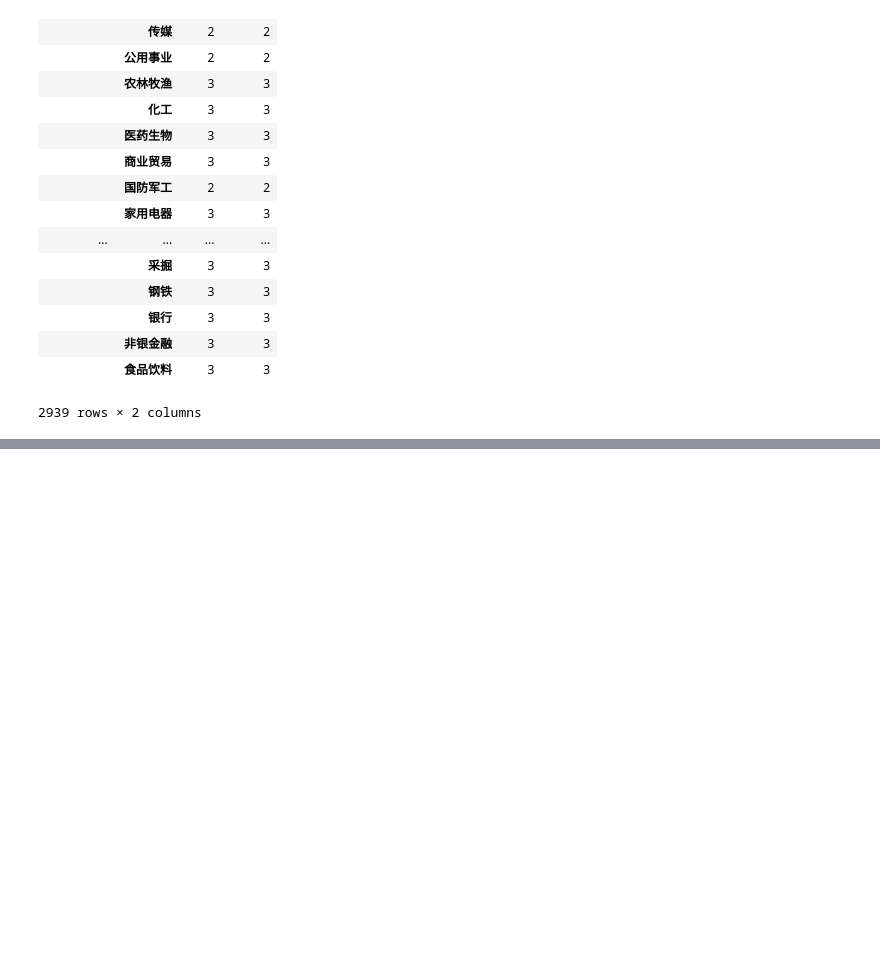
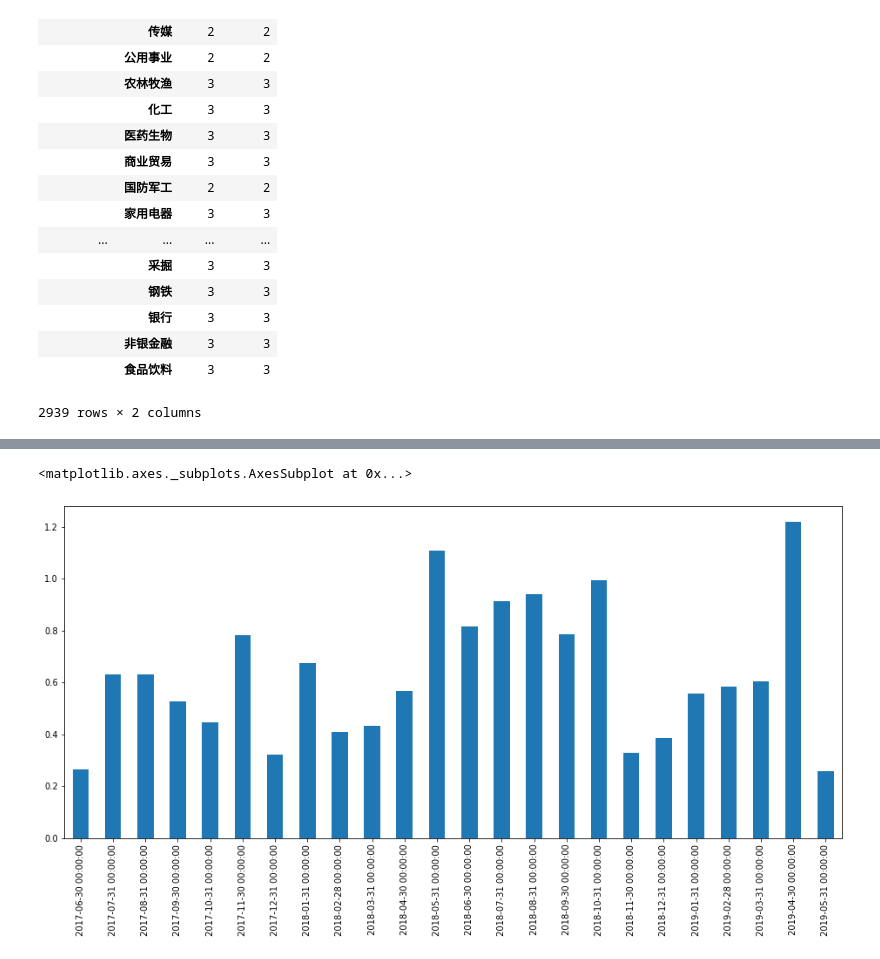
Before and after one commit to alpha-miner/alpha-mind, a Jupyter notebook: notebooks/Quick Start 9 - Back Testing Stock Screening.ipynb, the cells around one changed output, grey strips where cells are left out. Saved outputs shown, nothing was run; the diff lists cells and outputs as text; code cells hidden in the pictures; blank space fills up the shorter version.

```diff
--- a/notebooks/Quick Start 9 - Back Testing Stock Screening.ipynb
+++ b/notebooks/Quick Start 9 - Back Testing Stock Screening.ipynb
@@ -147,0 +189,19 @@ portfolios.reset_index().groupby(['index', 'industry']).count()
+# %%
+%%time
+
+p_groups = portfolios.groupby(level=0)
+
+previous_date = None
+previous_pos = None
+
+turn_over = []
+
+for ref_date, g in p_groups:
+    g = g.set_index('code')
+    if previous_date:
+        diff_pos = g['weight'].subtract(previous_pos, fill_value=0)
+        turn_over.append(diff_pos.abs().sum())
+    previous_date = ref_date
+    previous_pos = g['weight']
+
+turn_over = pd.Series(turn_over, index=portfolios.index.unique()[1:])
@@ -147,0 +210,5 @@ portfolios.reset_index().groupby(['index', 'industry']).count()
+# %%
+turn_over.resample('M').sum().plot(kind='bar', figsize=(16, 7))
+# %% [output]
+<matplotlib.axes._subplots.AxesSubplot at 0x...>
+[figure, added]
```
Also changed, not shown: parts of 17 cells of this notebook.
